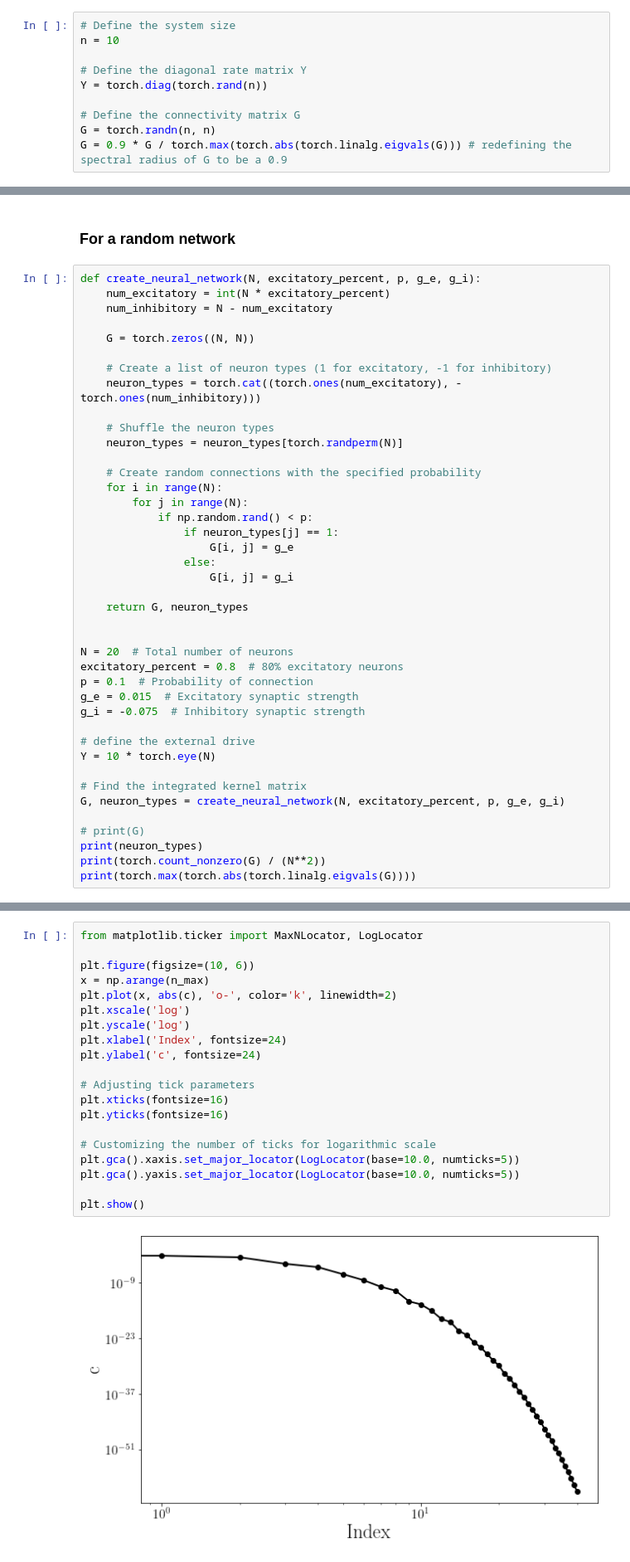
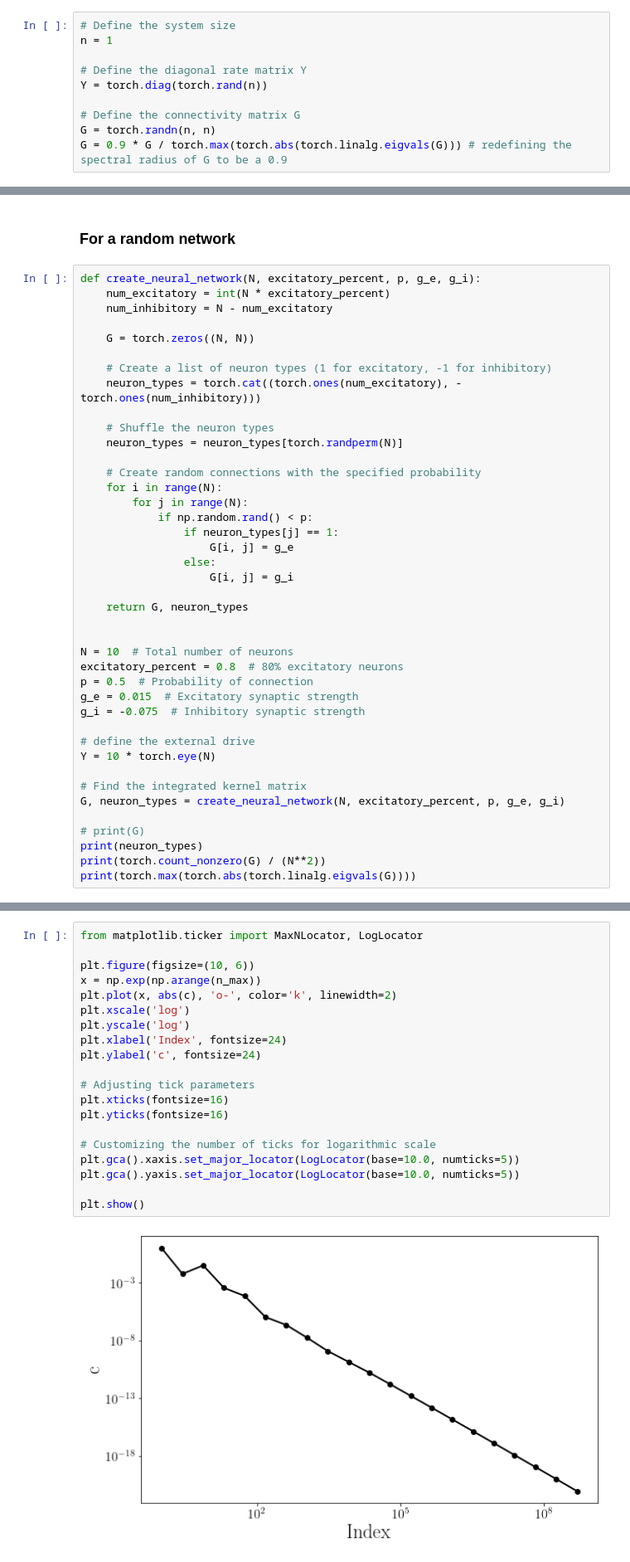
Before and after one commit to martiniani-lab/spectre, a Jupyter notebook: examples/recursive_g.ipynb, the cells around one changed output, grey strips where cells are left out. Shown at 83% size. Cells and saved outputs as stored; diff of their text form.

```diff
--- a/examples/recursive_g.ipynb
+++ b/examples/recursive_g.ipynb
@@ -18,7 +18,7 @@ device = torch.device("cpu")
 fileloc = r"../figures/recursive_g/"
 # %%
 # Define the system size
-n = 10
+n = 1
 
 # Define the diagonal rate matrix Y
 Y = torch.diag(torch.rand(n))
@@ -69,9 +69,9 @@ def create_neural_network(N, excitatory_percent, p, g_e, g_i):
     return G, neuron_types
 
 
-N = 20  # Total number of neurons
+N = 10  # Total number of neurons
 excitatory_percent = 0.8  # 80% excitatory neurons
-p = 0.1  # Probability of connection
+p = 0.5  # Probability of connection
 g_e = 0.015  # Excitatory synaptic strength
 g_i = -0.075  # Inhibitory synaptic strength
 
@@ -107,25 +107,25 @@ c = np.array(c)
 # %%
 from matplotlib.ticker import MaxNLocator, LogLocator
 
 plt.figure(figsize=(10, 6))
-x = np.arange(n_max)
+x = np.exp(np.arange(n_max))
 plt.plot(x, abs(c), 'o-', color='k', linewidth=2)
 plt.xscale('log')
 plt.yscale('log')
 plt.xlabel('Index', fontsize=24)
 plt.ylabel('c', fontsize=24)
 
 # Adjusting tick parameters
 plt.xticks(fontsize=16)
 plt.yticks(fontsize=16)
 
 # Customizing the number of ticks for logarithmic scale
 plt.gca().xaxis.set_major_locator(LogLocator(base=10.0, numticks=5))
 plt.gca().yaxis.set_major_locator(LogLocator(base=10.0, numticks=5))
 
 plt.show()
 # %% [output]
-[figure, old version]
+[figure, new version]
 # %%
 # plot lin lin
 plt.figure(figsize=(10, 6))
```
Also changed, not shown: parts of 3 cells of this notebook.
